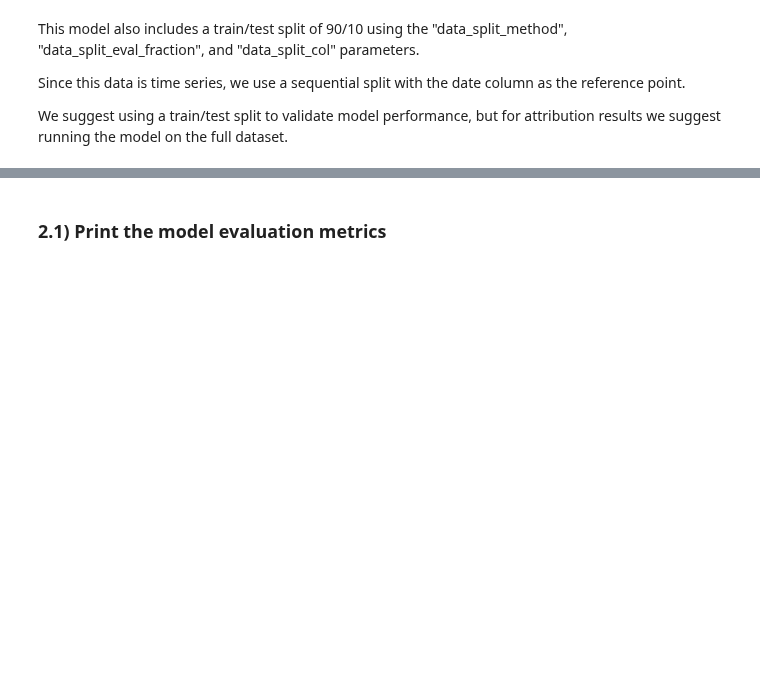
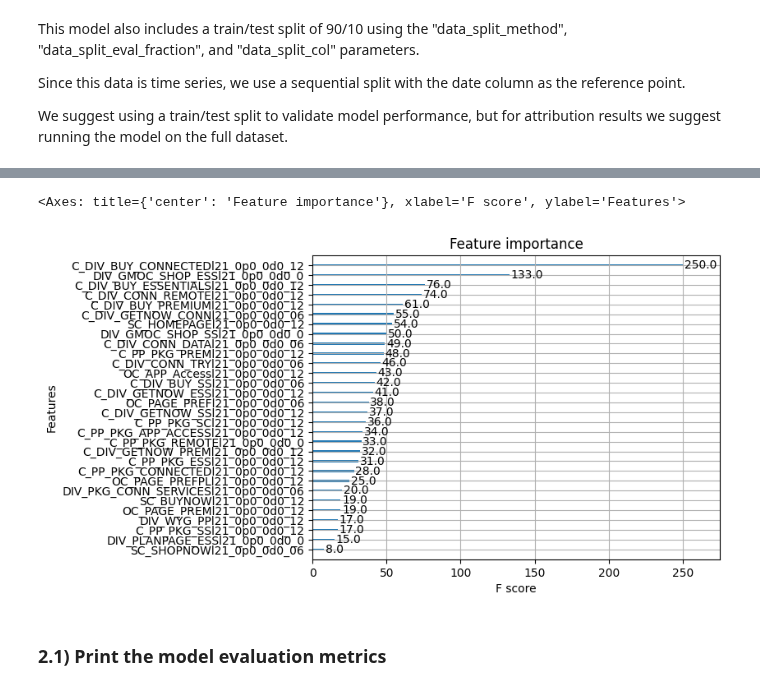
Before and after one commit to zzWIInTer/zz_onstar_rba, a Jupyter notebook: Boosted Trees Regression (BQML).ipynb, the cells around one changed output, grey strips where cells are left out. Drawn from its saved outputs; the diff is of its cells as text; code cells hidden in the pictures; blank space fills up the shorter version.

Commit message:
Model Part

```diff
--- a/Boosted Trees Regression (BQML).ipynb
+++ b/Boosted Trees Regression (BQML).ipynb
@@ -138,8 +175,8 @@ df.head()
 # %% [markdown]
 Set KPI and date columns
 # %%
-kpi_col = "y1" #@param {type:"string"}
-date_col = "date" #@param {type:"string"}
+kpi_col = "A_OC_GOOGLE_SHOPPING" #@param {type:"string"}
+date_col = "Date" #@param {type:"string"}
 # %% [markdown]
 ## 2) Run the RBA Model in BQML
 # %%
@@ -166,0 +204,15 @@ AS SELECT * EXCEPT(date)
+# %%
+import xgboost as xgb
+
+# Prepare your features and target variable
+X_all = df.drop(columns = [kpi_col,date_col], axis=1)  # Assuming 'y1' is your target variable
+y = df[kpi_col]
+
+# Create the XGBoost model
+model_all = xgb.XGBRegressor(objective ='reg:squarederror', enable_categorical=True)
+
+# Fit the model
+model_all.fit(X_all, y)
+
+# Evaluate the model on the test data
+#y_pred = model_all.predict(X_all)
@@ -167,3 +265,8 @@ AS SELECT * EXCEPT(date)
+# %%
+xgb.plot_importance(model_all)
+# %% [output]
+<Axes: title={'center': 'Feature importance'}, xlabel='F score', ylabel='Features'>
+[figure, added]
 # %% [markdown]
 ### 2.1) Print the model evaluation metrics
 # %%
```
Also changed, not shown: parts of 10 cells of this notebook.
